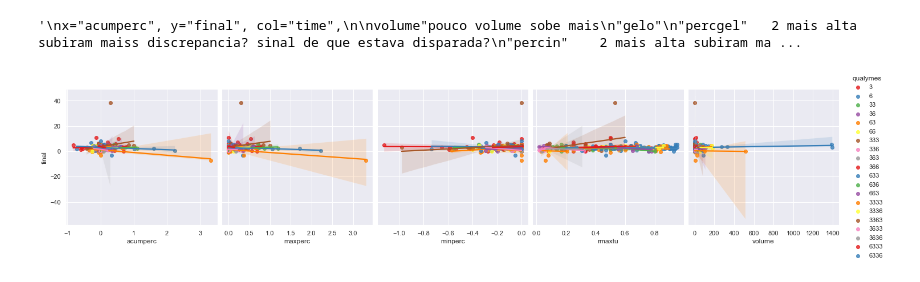
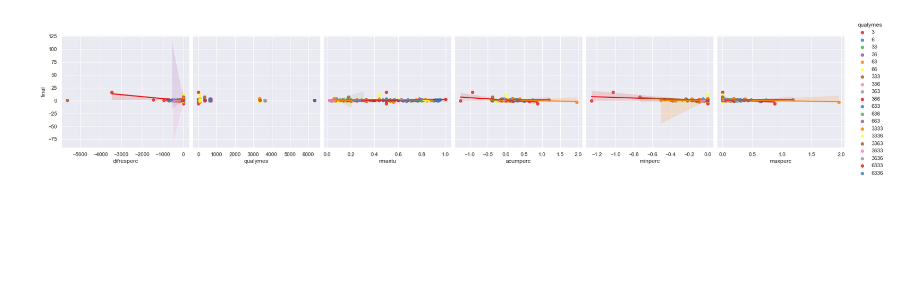
Before and after one commit to Francelo20/Frinance11, a Jupyter notebook: inteligencia.ipynb, the cells around one changed output. Cells and saved outputs as stored; diff of their text form; code cells hidden in the pictures; blank space fills up the shorter version.

```diff
--- a/inteligencia.ipynb
+++ b/inteligencia.ipynb
@@ -1,16 +1,20 @@
+# %%
+import pandas as pd
+import seaborn as sns
+import matplotlib.pyplot as plt
+import numpy as np
+##from jupyterthemes import jtplot
+
+data = pd.read_json("final.json")
+sns.set_theme() ##style="ticks"/dark, whitegrid..., palette="pastel"
+sns.pairplot(data, x_vars=['difresperc', 'qualymes',
+   'rmaxtu', 'acumperc','minperc', 'maxperc'], y_vars=["final"], height=4, kind="reg", palette="Set1", aspect=1, hue="qualymes");
+# %% [output]
+[figure, added]
 # %%
-import pandas as pd
-import seaborn as sns
-import matplotlib.pyplot as plt
-import numpy as np
-##from jupyterthemes import jtplot
-
-data = pd.read_json("final.json")
-sns.set_theme() ##style="ticks"/dark, whitegrid..., palette="pastel"
-sns.pairplot(data, x_vars=["acumperc","maxperc", "minperc","rmaxtu", "volume"], y_vars=["final"], height=4, kind="reg", palette="Set1", aspect=1, hue="qualymes")
 '''
 sum_x=data['acumperc'].sum()
-
+'rmaxtu', 'maxperc', 'minperc'
 sum_y=data['final'].sum()
 
 mean_x=data['acumperc'].mean()
@@ -108,6 +112,3 @@ X_dummies = pd.get_dummies(X)
 
 print(X_dummies)
 '''
-# %% [output]
-'\nx="acumperc", y="final", col="time",\n\nvolume"pouco volume sobe mais\n"gelo"\n"percgel"   2 mais alta subiram maiss discrepancia? sinal de que estava disparada?\n"percin"    2 mais alta subiram ma ...
-[figure, removed]
```
Also changed, not shown: 11 other files.
